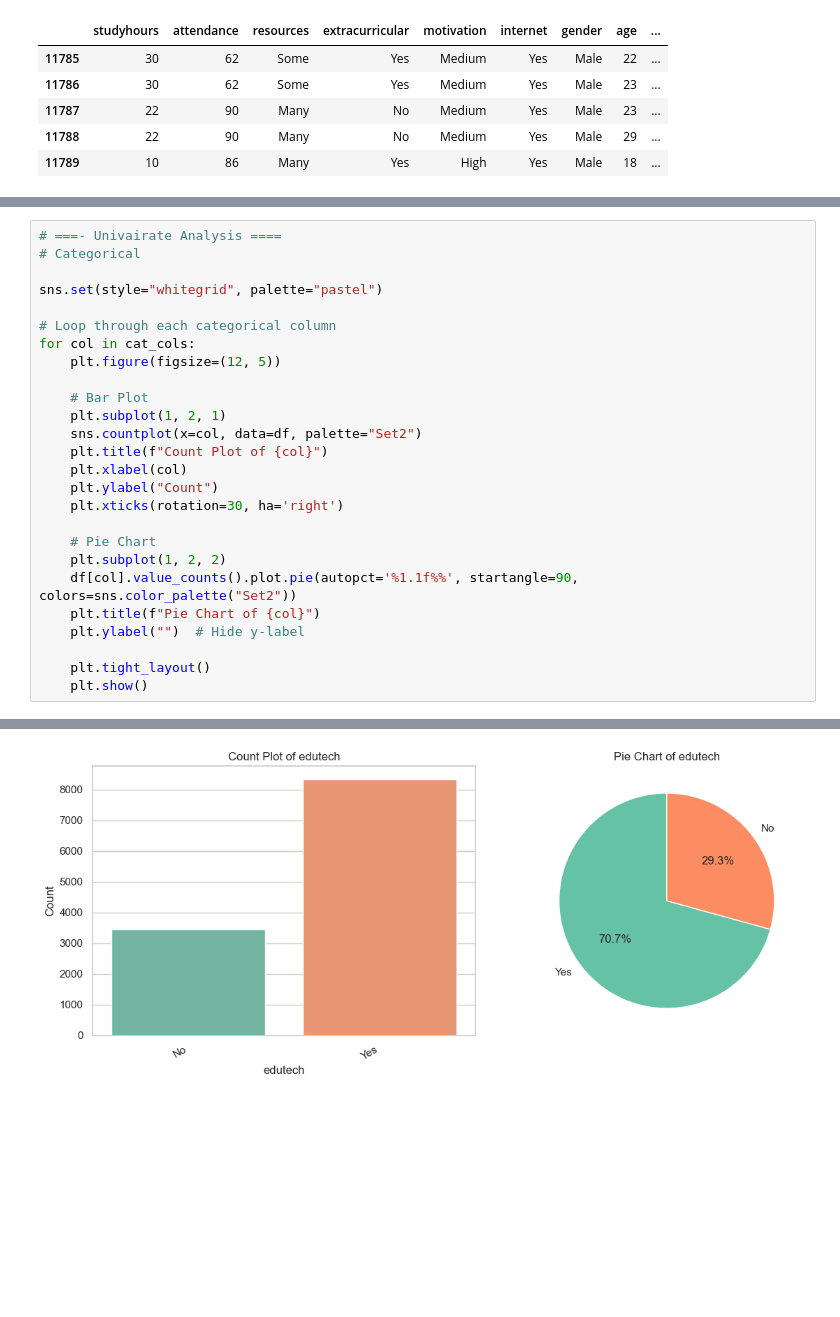
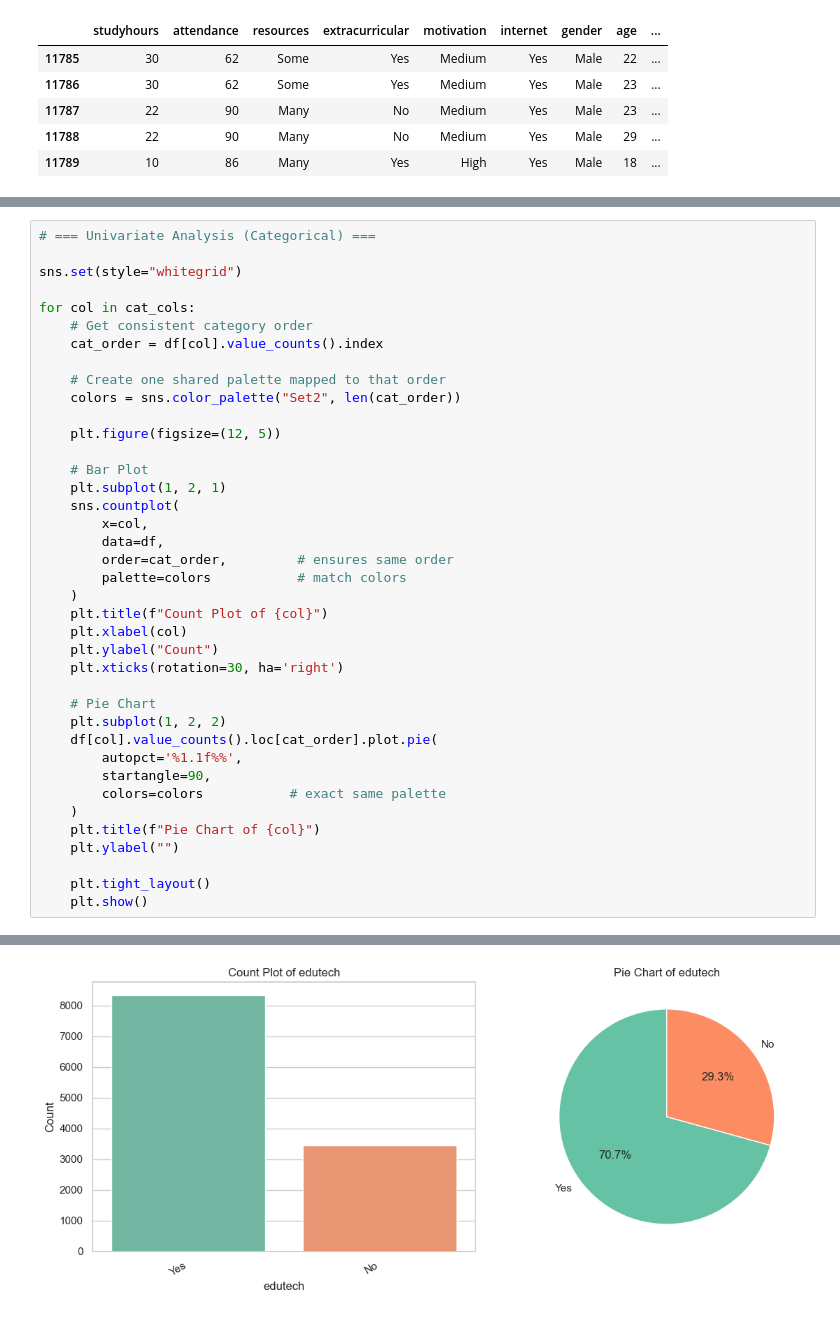
Before and after one commit to VIG2K3/BIG_DATA_PROJECT, a Jupyter notebook: EDA Analysis/Univariate Analysis .ipynb, the cells around one changed output, grey strips where cells are left out. Saved outputs shown, nothing was run; the diff lists cells and outputs as text; blank space fills up the shorter version.

```diff
--- a/EDA Analysis/Univariate Analysis .ipynb
+++ b/EDA Analysis/Univariate Analysis .ipynb
@@ -219,16 +238,25 @@ Skew:  -0.02
 # %%
-# ===- Univairate Analysis ====
-# Categorical
+# === Univariate Analysis (Categorical) ===
 
-sns.set(style="whitegrid", palette="pastel")
+sns.set(style="whitegrid")
 
-# Loop through each categorical column
 for col in cat_cols:
+    # Get consistent category order
+    cat_order = df[col].value_counts().index
+
+    # Create one shared palette mapped to that order
+    colors = sns.color_palette("Set2", len(cat_order))
+
     plt.figure(figsize=(12, 5))
 
     # Bar Plot
     plt.subplot(1, 2, 1)
-    sns.countplot(x=col, data=df, palette="Set2")
+    sns.countplot(
+        x=col,
+        data=df,
+        order=cat_order,         # ensures same order
+        palette=colors           # match colors
+    )
     plt.title(f"Count Plot of {col}")
     plt.xlabel(col)
     plt.ylabel("Count")
@@ -236,9 +264,13 @@ for col in cat_cols:
 
     # Pie Chart
     plt.subplot(1, 2, 2)
-    df[col].value_counts().plot.pie(autopct='%1.1f%%', startangle=90, colors=sns.color_palette("Set2"))
+    df[col].value_counts().loc[cat_order].plot.pie(
+        autopct='%1.1f%%',
+        startangle=90,
+        colors=colors           # exact same palette
+    )
     plt.title(f"Pie Chart of {col}")
-    plt.ylabel("")  # Hide y-label
+    plt.ylabel("")
 
     plt.tight_layout()
     plt.show()
@@ -252,2 +284,2 @@ for col in cat_cols:
 [figure]
-[figure, old version]
+[figure, new version]
```
Also changed, not shown: parts of 10 cells of this notebook, 1 other file.
